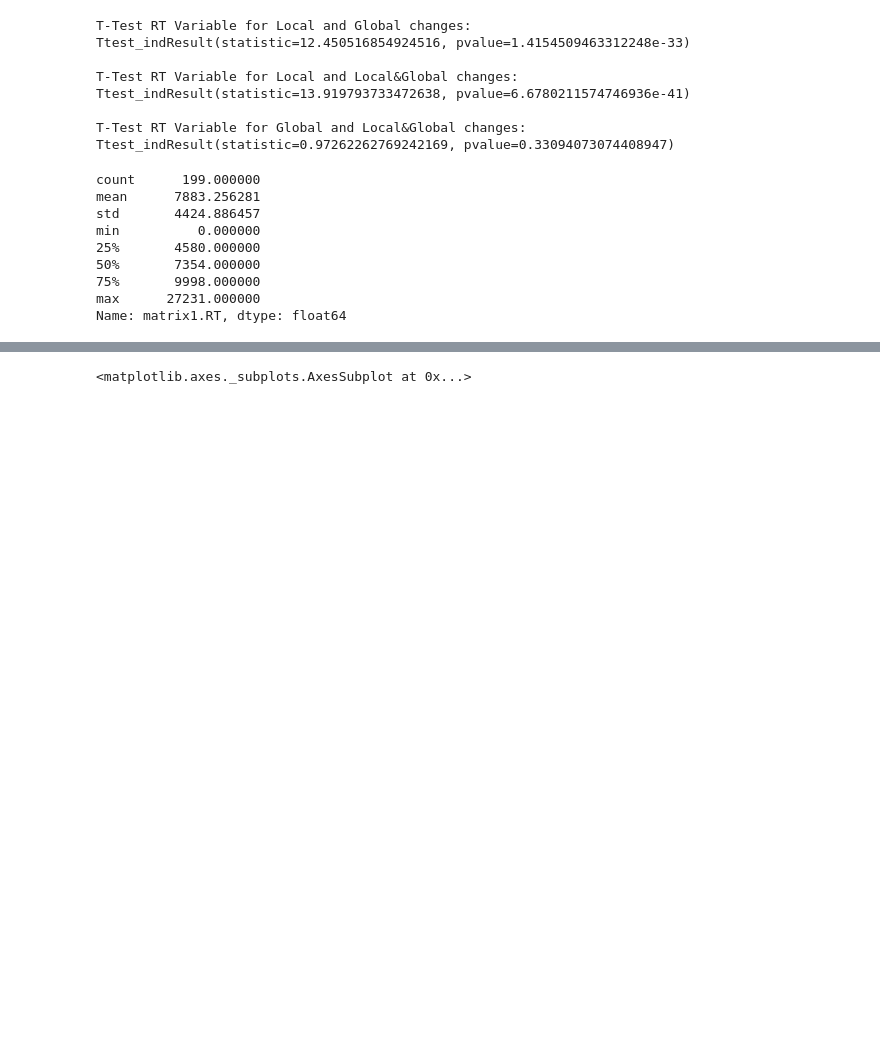
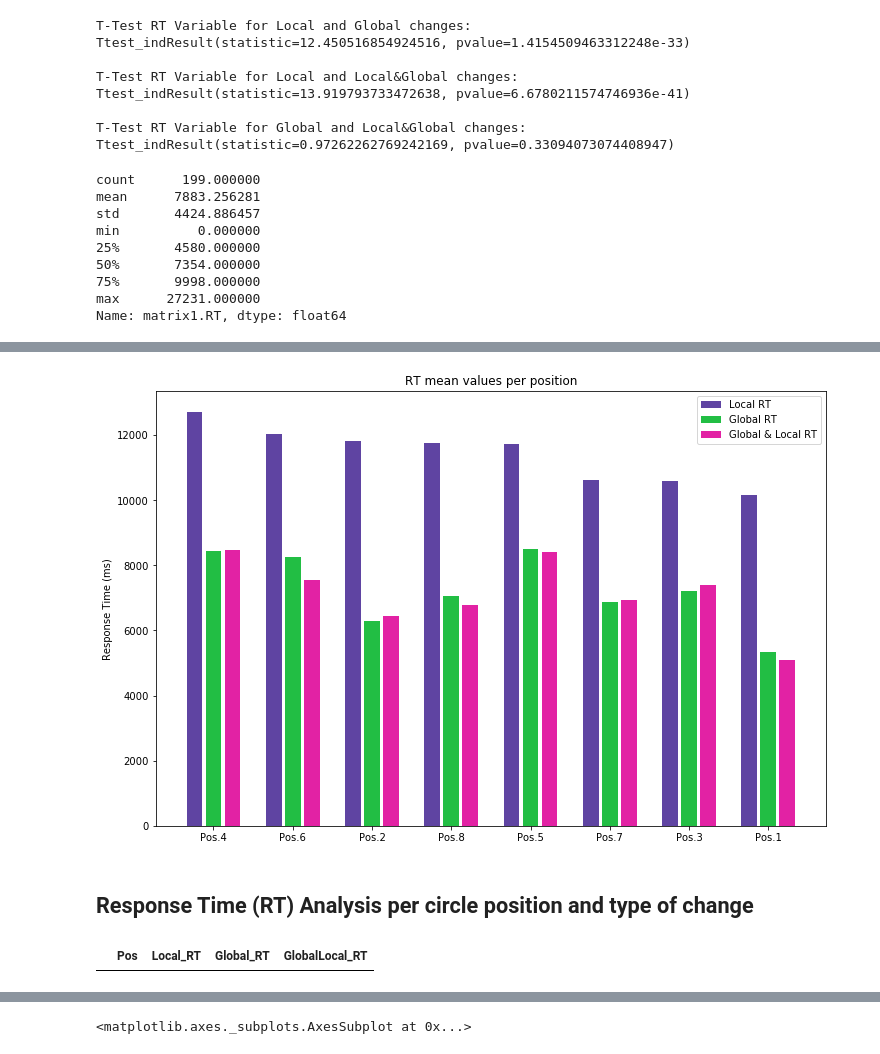
Before and after one commit to psicobotica/Change-Blindness, a Jupyter notebook: Scripts/DataAnalysis.ipynb, the cells around one changed output, grey strips where cells are left out. Cells and saved outputs as stored; diff of their text form; code cells hidden in the pictures; blank space fills up the shorter version.

Commit message:
Priming analysis added

```diff
--- a/Scripts/DataAnalysis.ipynb
+++ b/Scripts/DataAnalysis.ipynb
@@ -536,0 +686,18 @@ Name: matrix1.RT, dtype: float64
+# %%
+# Mean RTs for positions
+
+RTPosColumns = ['Pos', 'All_RT', 'Local_RT', 'Global_RT', 'GlobalLocal_RT']
+meanRTPos_df = pd.DataFrame(columns=RTPosColumns)
+
+for pos in trials_df.changedetected.unique():
+    meanRTPos_df.loc[len(meanRTPos_df)] = [
+            str(pos),
+            trials_df[trials_df['changedetected'] == pos]['matrix1.RT'].mean(),
+            trials_df[(trials_df['changedetected'] == pos) & (trials_df['changetype'] == 'L')]['matrix1.RT'].mean(),
+            trials_df[(trials_df['changedetected'] == pos) & (trials_df['changetype'] == 'G')]['matrix1.RT'].mean(),
+            trials_df[(trials_df['changedetected'] == pos) & (trials_df['changetype'] == 'GL')]['matrix1.RT'].mean()]
+
+# Sort by pos
+meanRTPos_df = meanRTPos_df.sort_values(by='Pos', ascending=1)
+
+meanRTPos_df
@@ -536,0 +714,28 @@ Name: matrix1.RT, dtype: float64
+# %%
+# Mean RT (L/G/GL) for all positions:
+
+# Sort by mean L RT
+meanRTPos_df = meanRTPos_df.sort_values(by='Local_RT', ascending=0)
+
+fig11 = plt.figure(11, figsize=(12, 8))
+ax11 = fig11.add_subplot(111)
+
+positions = meanRTPos_df['Pos'].values
+plabels = list(positions)
+for i in range(0,len(plabels)):
+    plabels[i] = "Pos."+plabels[i]
+
+y_pos = np.arange(len(positions))
+w = 0.4
+sep = 0.04
+ax11.bar(y_pos-sep-w/2, meanRTPos_df['Local_RT'].values,  color='#5f44a2', width=w/2, align='center', alpha=1, label='Local RT')
+ax11.bar(y_pos, meanRTPos_df['Global_RT'].values,  color='#22be44', width=w/2, align='center', alpha=1, label='Global RT')
+ax11.bar(y_pos+sep+w/2, meanRTPos_df['GlobalLocal_RT'].values,  color='#e222a4', width=w/2, align='center', alpha=1, label='Global & Local RT')
+ax11.legend(loc="upper right")
+# ax11.autoscale(tight=True)
+plt.xticks(y_pos, plabels)
+plt.ylabel('Response Time (ms)')
+plt.title('RT mean values per position')
+plt.show()
+# %% [output]
+[figure, added]
@@ -536,0 +745,11 @@ Name: matrix1.RT, dtype: float64
+# %% [markdown]
+## Response Time (RT) Analysis per circle position and type of change
+# %%
+# RT per pos data
+
+RTPosDataColumns = ['Pos', 'Local_RT', 'Global_RT', 'GlobalLocal_RT']
+RTPos_df = pd.DataFrame(columns=RTPosDataColumns)
+
+RTPos_df
+# %% [output]
+|  | Pos | Local_RT | Global_RT | GlobalLocal_RT |
```
Also changed, not shown: parts of 65 cells of this notebook, 1 other file.
